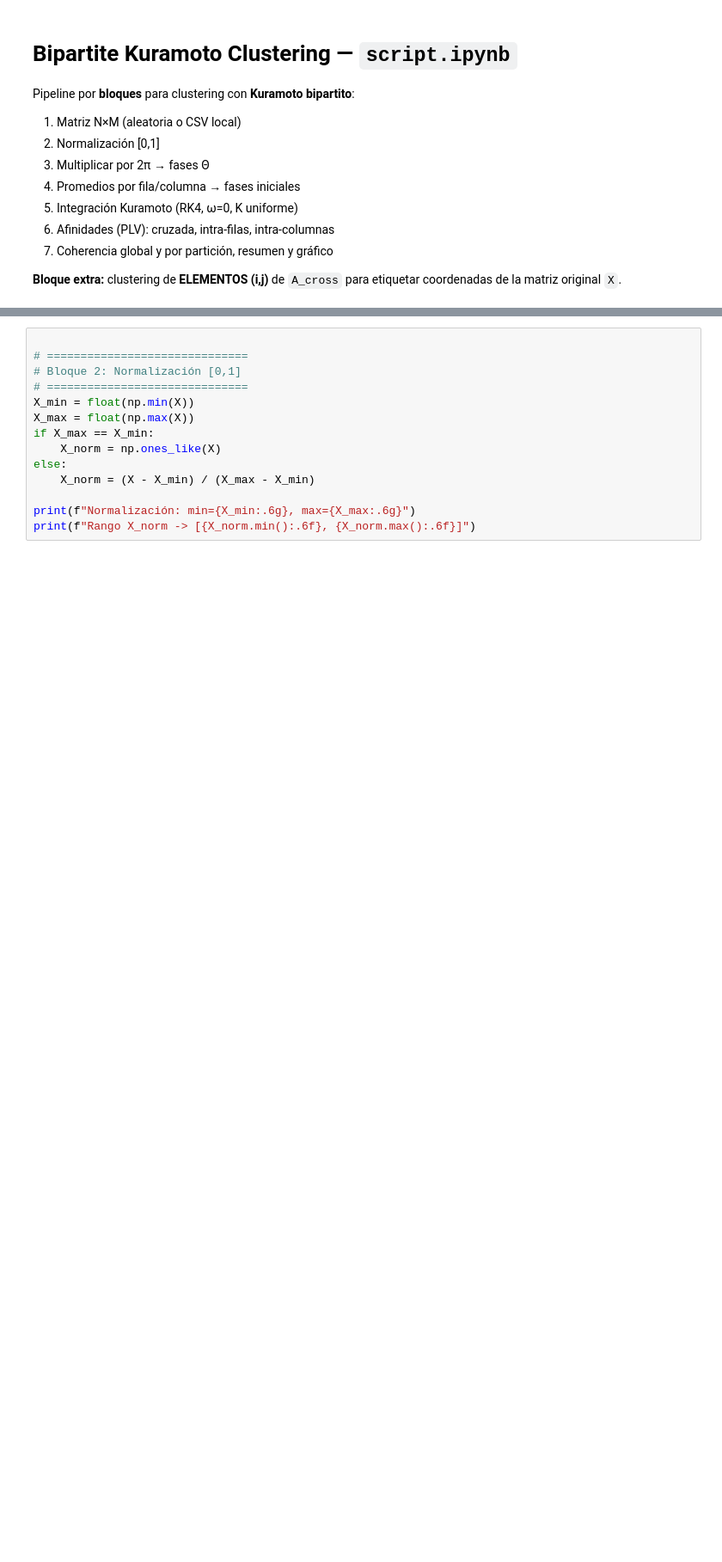
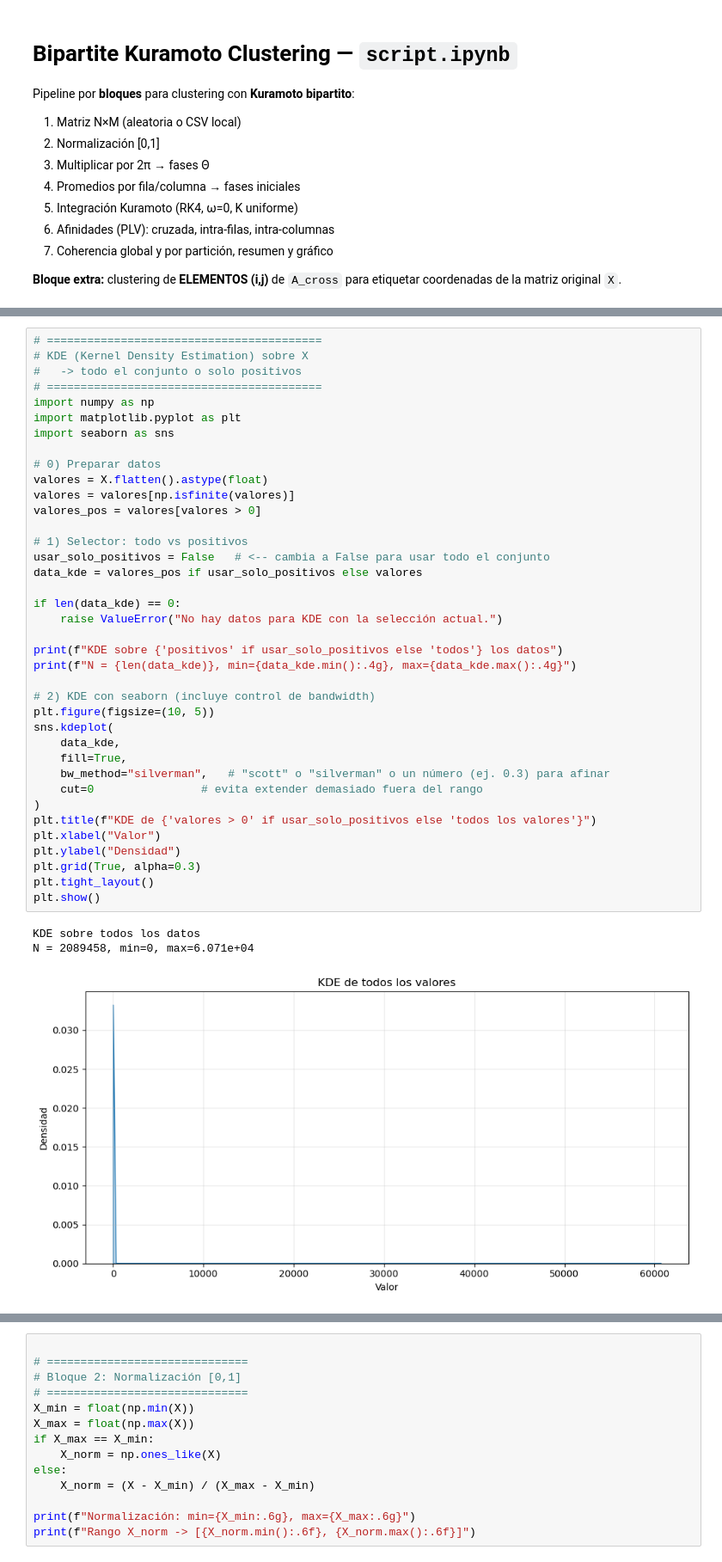
Before and after one commit to pudin2/Biostatistical_Toolkit, a Jupyter notebook: Kuramoto_bipartito_kmeans.ipynb, the cells around one changed output, grey strips where cells are left out. Shown at 86% size. Drawn from its saved outputs; the diff is of its cells as text; blank space fills up the shorter version.

```diff
--- a/Kuramoto_bipartito_kmeans.ipynb
+++ b/Kuramoto_bipartito_kmeans.ipynb
@@ -500,0 +496,42 @@ Comparación TOTAL (hurdle: incluye masa en cero + positivos):
+# %%
+# =========================================
+# KDE (Kernel Density Estimation) sobre X
+#   -> todo el conjunto o solo positivos
+# =========================================
+import numpy as np
+import matplotlib.pyplot as plt
+import seaborn as sns
+
+# 0) Preparar datos
+valores = X.flatten().astype(float)
+valores = valores[np.isfinite(valores)]
+valores_pos = valores[valores > 0]
+
+# 1) Selector: todo vs positivos
+usar_solo_positivos = False   # <-- cambia a False para usar todo el conjunto
+data_kde = valores_pos if usar_solo_positivos else valores
+
+if len(data_kde) == 0:
+    raise ValueError("No hay datos para KDE con la selección actual.")
+
+print(f"KDE sobre {'positivos' if usar_solo_positivos else 'todos'} los datos")
+print(f"N = {len(data_kde)}, min={data_kde.min():.4g}, max={data_kde.max():.4g}")
+
+# 2) KDE con seaborn (incluye control de bandwidth)
+plt.figure(figsize=(10, 5))
+sns.kdeplot(
+    data_kde,
+    fill=True,
+    bw_method="silverman",   # "scott" o "silverman" o un número (ej. 0.3) para afinar
+    cut=0                # evita extender demasiado fuera del rango
+)
+plt.title(f"KDE de {'valores > 0' if usar_solo_positivos else 'todos los valores'}")
+plt.xlabel("Valor")
+plt.ylabel("Densidad")
+plt.grid(True, alpha=0.3)
+plt.tight_layout()
+plt.show()
+# %% [output]
+KDE sobre todos los datos
+N = 2089458, min=0, max=6.071e+04
+[figure, added]
```
Also changed, not shown: parts of 17 cells of this notebook, 3 other files.
